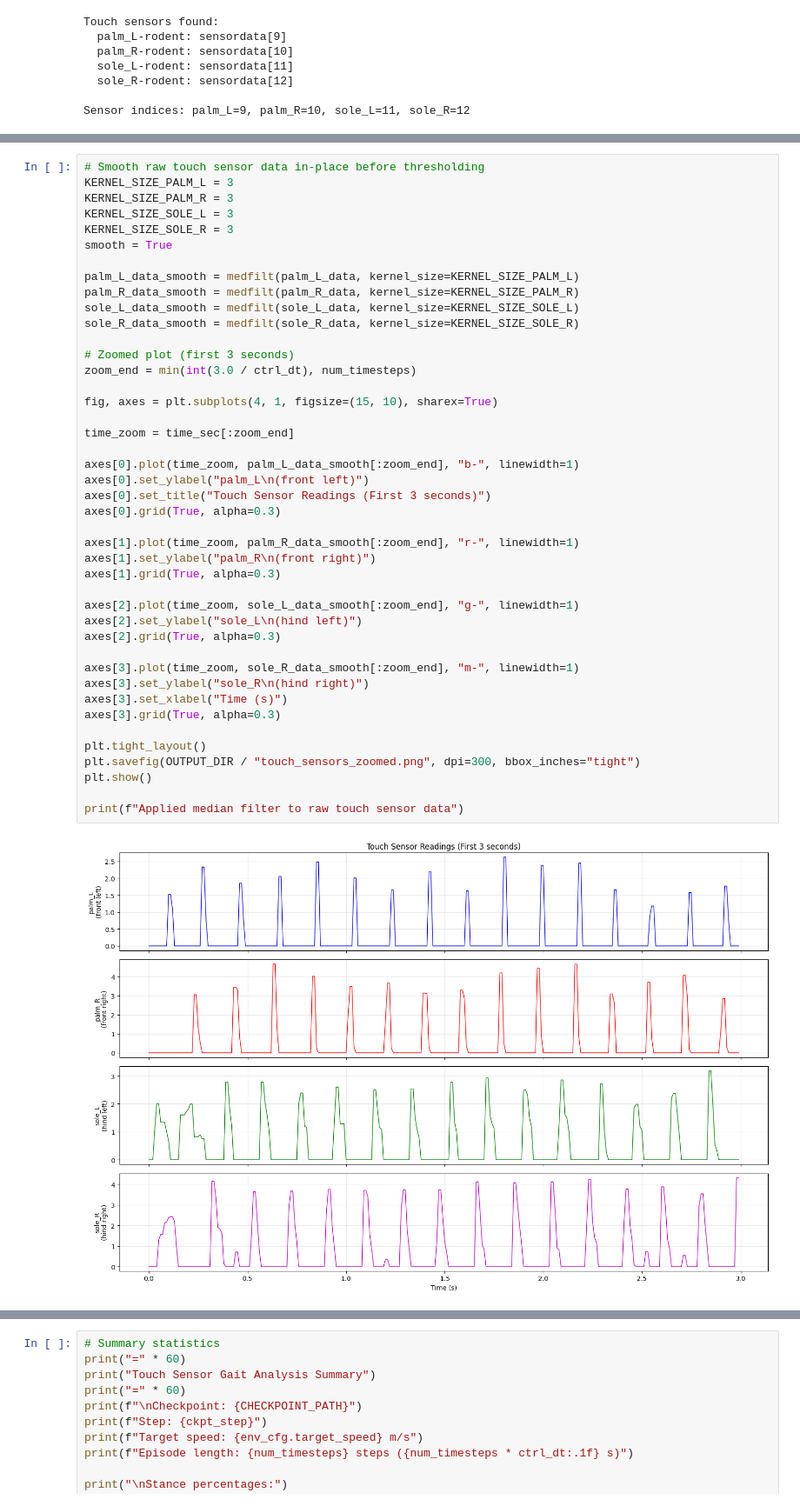
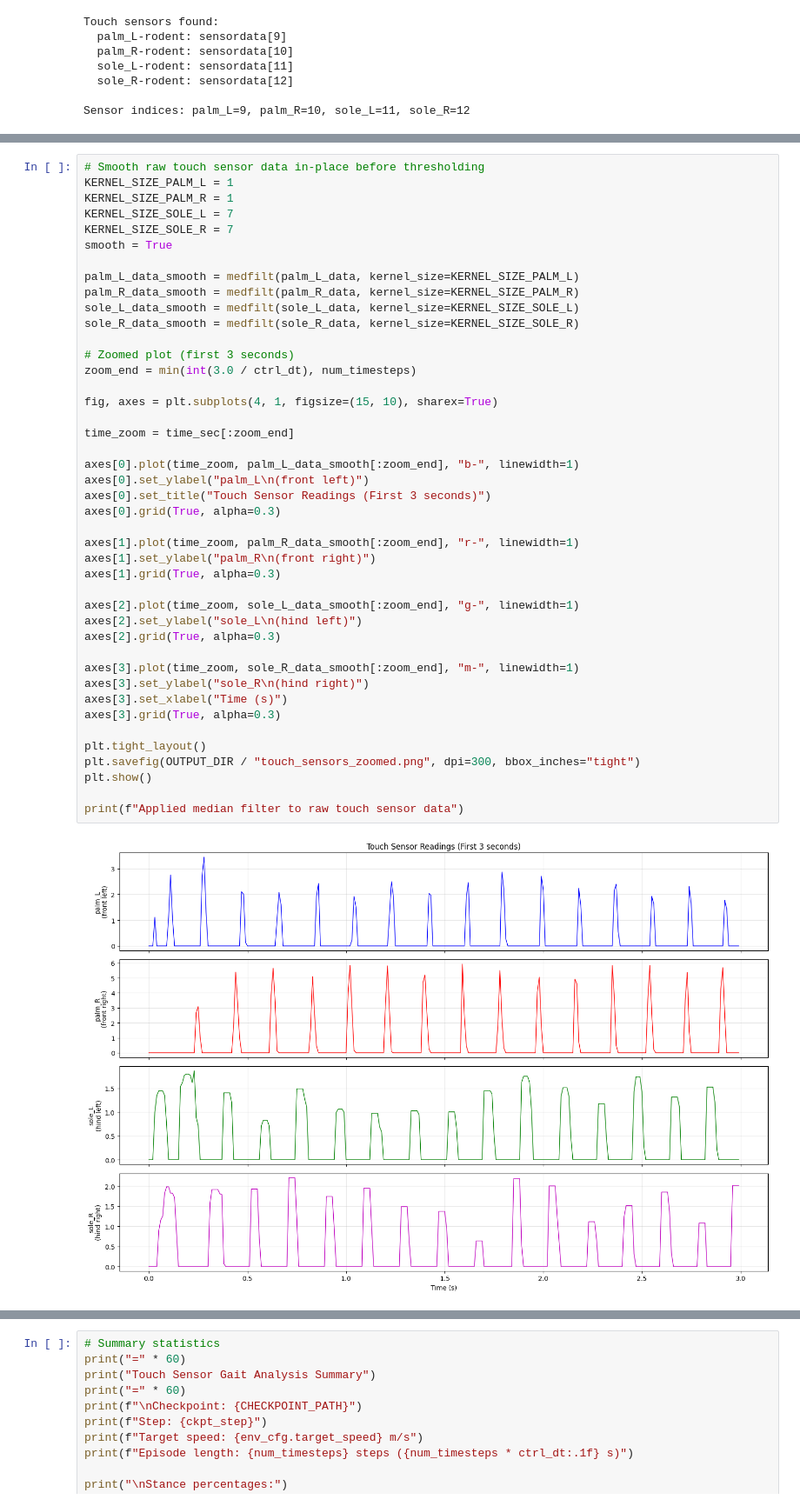
Before and after one commit to asirbu77/SCAMPER, a Jupyter notebook: notebooks/analysis/maintain_velocity_analysis_S15e-1_new.ipynb, the cells around one changed output, grey strips where cells are left out. Shown at 87% size. Cells and saved outputs as stored; diff of their text form.

```diff
--- a/notebooks/analysis/maintain_velocity_analysis_S15e-1_new.ipynb
+++ b/notebooks/analysis/maintain_velocity_analysis_S15e-1_new.ipynb
@@ -675,9 +679,9 @@ plt.show()
 # %%
 # Smooth raw touch sensor data in-place before thresholding
-KERNEL_SIZE_PALM_L = 3
-KERNEL_SIZE_PALM_R = 3
-KERNEL_SIZE_SOLE_L = 3
-KERNEL_SIZE_SOLE_R = 3
+KERNEL_SIZE_PALM_L = 1
+KERNEL_SIZE_PALM_R = 1
+KERNEL_SIZE_SOLE_L = 7
+KERNEL_SIZE_SOLE_R = 7
 smooth = True
 
 palm_L_data_smooth = medfilt(palm_L_data, kernel_size=KERNEL_SIZE_PALM_L)
@@ -689,34 +693,34 @@ sole_R_data_smooth = medfilt(sole_R_data, kernel_size=KERNEL_SIZE_SOLE_R)
 zoom_end = min(int(3.0 / ctrl_dt), num_timesteps)
 
 fig, axes = plt.subplots(4, 1, figsize=(15, 10), sharex=True)
 
 time_zoom = time_sec[:zoom_end]
 
 axes[0].plot(time_zoom, palm_L_data_smooth[:zoom_end], "b-", linewidth=1)
 axes[0].set_ylabel("palm_L\n(front left)")
 axes[0].set_title("Touch Sensor Readings (First 3 seconds)")
 axes[0].grid(True, alpha=0.3)
 
 axes[1].plot(time_zoom, palm_R_data_smooth[:zoom_end], "r-", linewidth=1)
 axes[1].set_ylabel("palm_R\n(front right)")
 axes[1].grid(True, alpha=0.3)
 
 axes[2].plot(time_zoom, sole_L_data_smooth[:zoom_end], "g-", linewidth=1)
 axes[2].set_ylabel("sole_L\n(hind left)")
 axes[2].grid(True, alpha=0.3)
 
 axes[3].plot(time_zoom, sole_R_data_smooth[:zoom_end], "m-", linewidth=1)
 axes[3].set_ylabel("sole_R\n(hind right)")
 axes[3].set_xlabel("Time (s)")
 axes[3].grid(True, alpha=0.3)
 
 plt.tight_layout()
 plt.savefig(OUTPUT_DIR / "touch_sensors_zoomed.png", dpi=300, bbox_inches="tight")
 plt.show()
 
 print(f"Applied median filter to raw touch sensor data")
 # %% [output]
-[figure, old version]
+[figure, new version]
 Applied median filter to raw touch sensor data
 # %%
 # Plot touch sensor data
```
Also changed, not shown: parts of 13 cells of this notebook, 43 other files.
